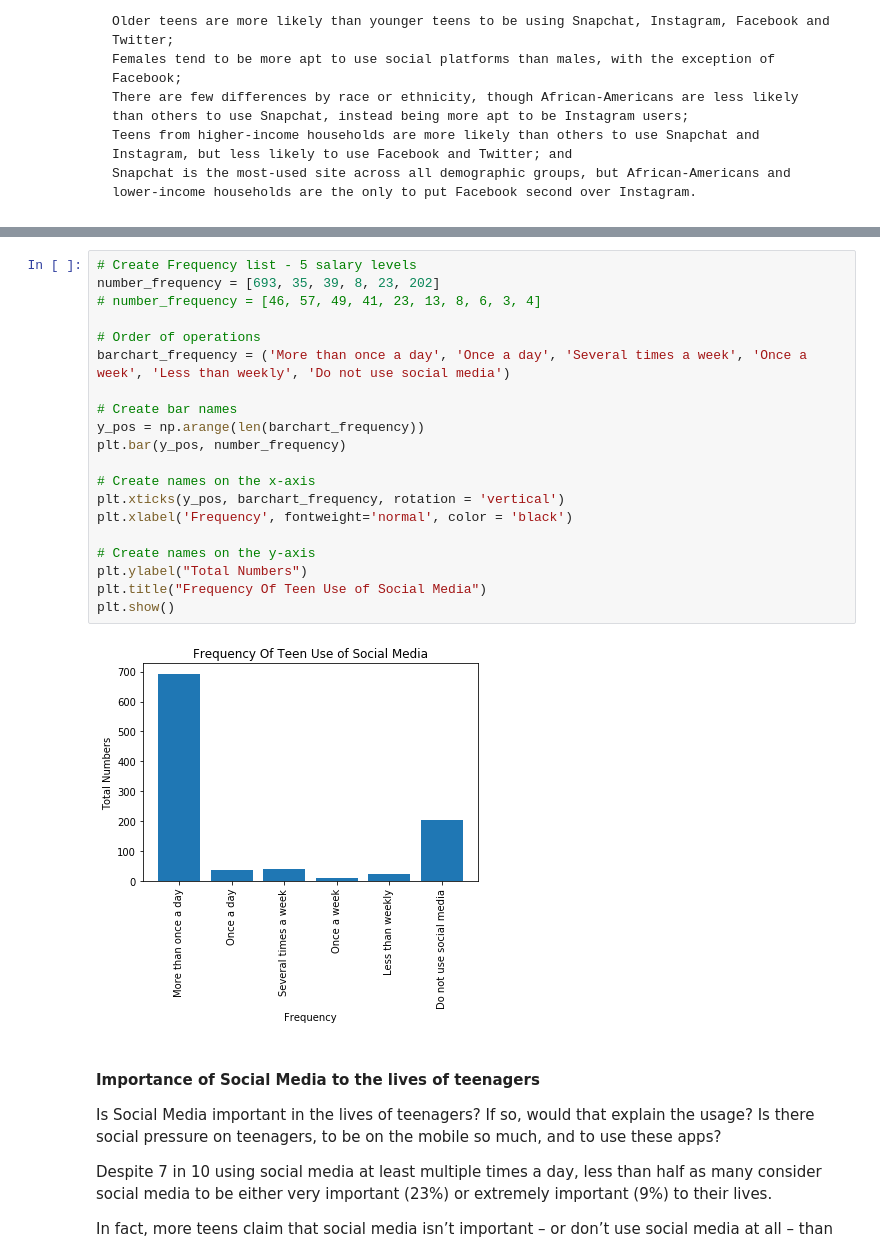
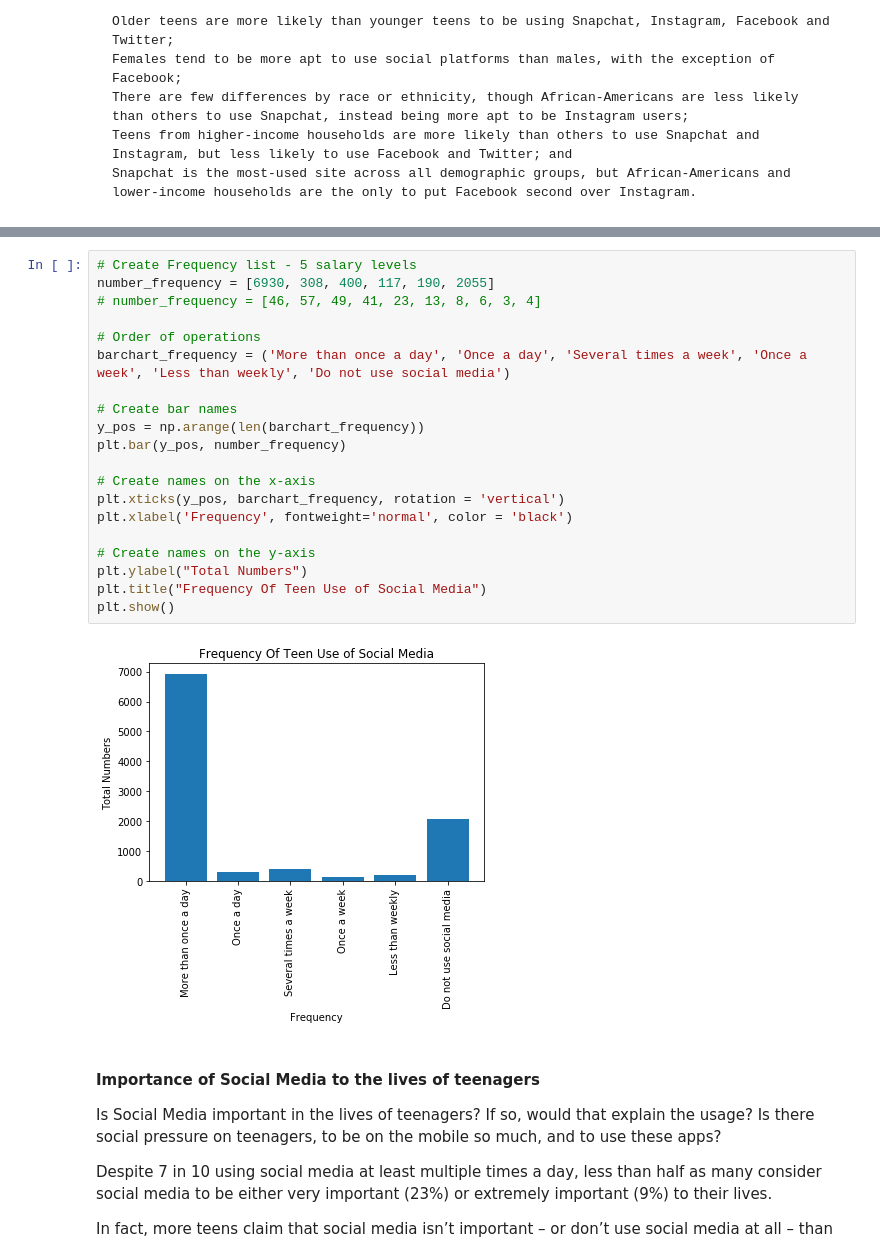
Before and after one commit to HenkT28/Programming_For_Data_Analysis_Project, a Jupyter notebook: Programming_For_Data_Analysis_Project.ipynb, the cells around one changed output, grey strips where cells are left out. Drawn from its saved outputs; the diff is of its cells as text.

```diff
--- a/Programming_For_Data_Analysis_Project.ipynb
+++ b/Programming_For_Data_Analysis_Project.ipynb
@@ -871,25 +823,25 @@ Count of unique values in the Frequency array:
 # %%
 # Create Frequency list - 5 salary levels
-number_frequency = [693, 35, 39, 8, 23, 202]
+number_frequency = [6930, 308, 400, 117, 190, 2055]
 # number_frequency = [46, 57, 49, 41, 23, 13, 8, 6, 3, 4]
 
 # Order of operations
 barchart_frequency = ('More than once a day', 'Once a day', 'Several times a week', 'Once a week', 'Less than weekly', 'Do not use social media')
 
 # Create bar names
 y_pos = np.arange(len(barchart_frequency))
 plt.bar(y_pos, number_frequency)
 
 # Create names on the x-axis
 plt.xticks(y_pos, barchart_frequency, rotation = 'vertical')
 plt.xlabel('Frequency', fontweight='normal', color = 'black')
 
 # Create names on the y-axis
 plt.ylabel("Total Numbers")
 plt.title("Frequency Of Teen Use of Social Media")
 plt.show()
 # %% [output]
-[figure, old version]
+[figure, new version]
 # %% [markdown]
 ####  Importance of Social Media to the lives of teenagers
 
```
Also changed, not shown: parts of 56 cells of this notebook, 2 other files.
